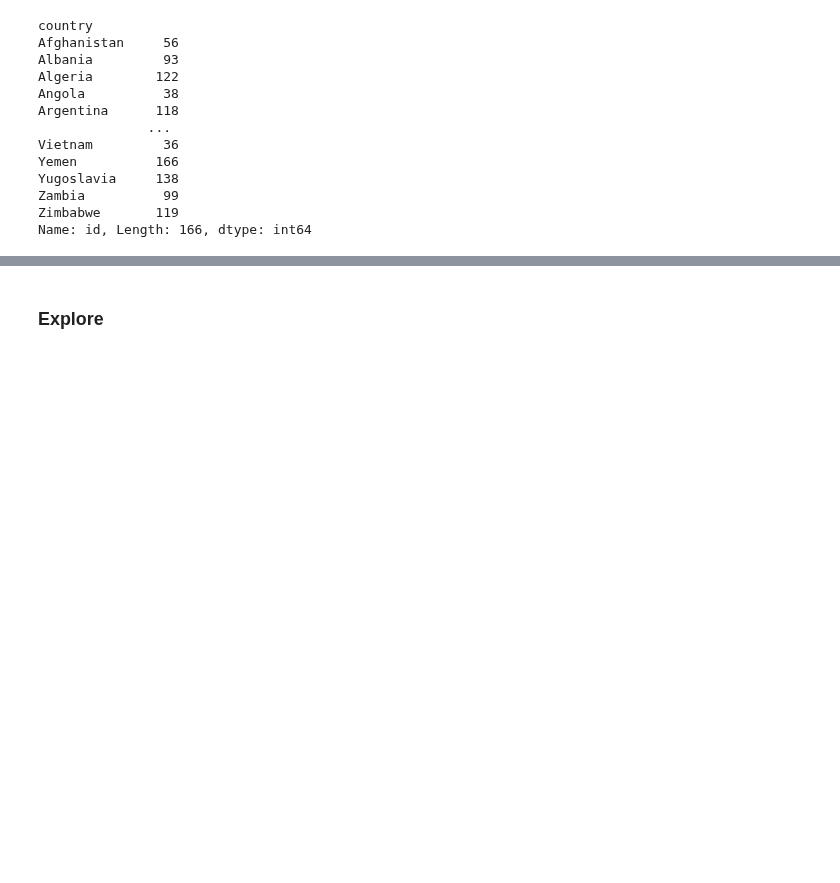
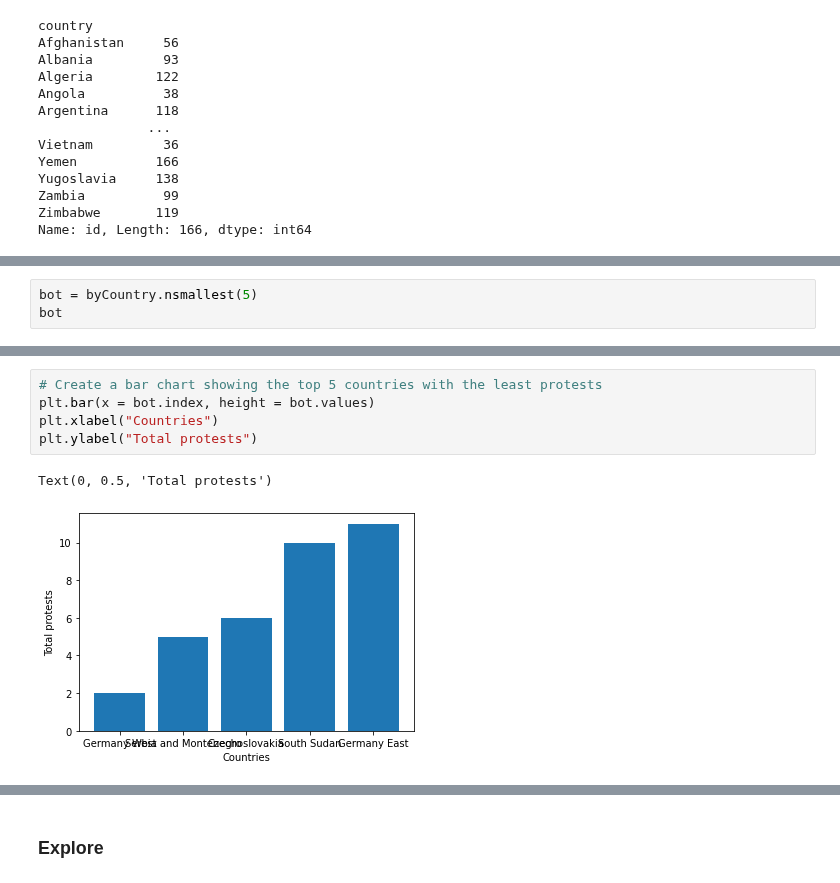
Before and after one commit to UNC-Libraries-data/Python, a Jupyter notebook: Jupyter/Pandas.ipynb, the cells around one changed output, grey strips where cells are left out. Saved outputs shown, nothing was run; the diff lists cells and outputs as text; blank space fills up the shorter version.

```diff
--- a/Jupyter/Pandas.ipynb
+++ b/Jupyter/Pandas.ipynb
@@ -348,0 +368,3 @@ Name: id, Length: 166, dtype: int64
+# %%
+bot = byCountry.nsmallest(5)
+bot
@@ -348,0 +405,8 @@ Name: id, Length: 166, dtype: int64
+# %%
+# Create a bar chart showing the top 5 countries with the least protests
+plt.bar(x = bot.index, height = bot.values)
+plt.xlabel("Countries")
+plt.ylabel("Total protests")
+# %% [output]
+Text(0, 0.5, 'Total protests')
+[figure, added]
```
Also changed, not shown: parts of 12 cells of this notebook.
